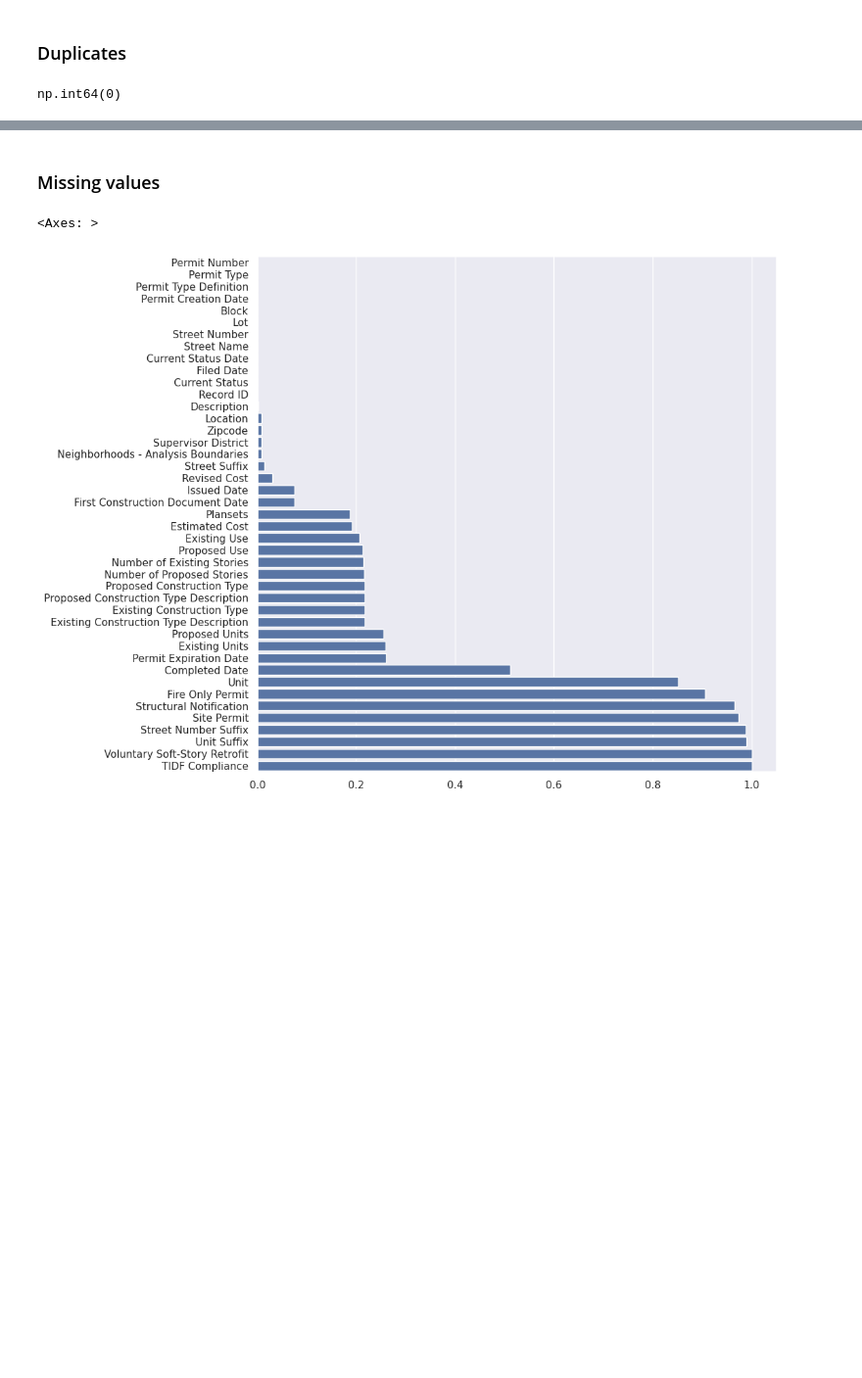
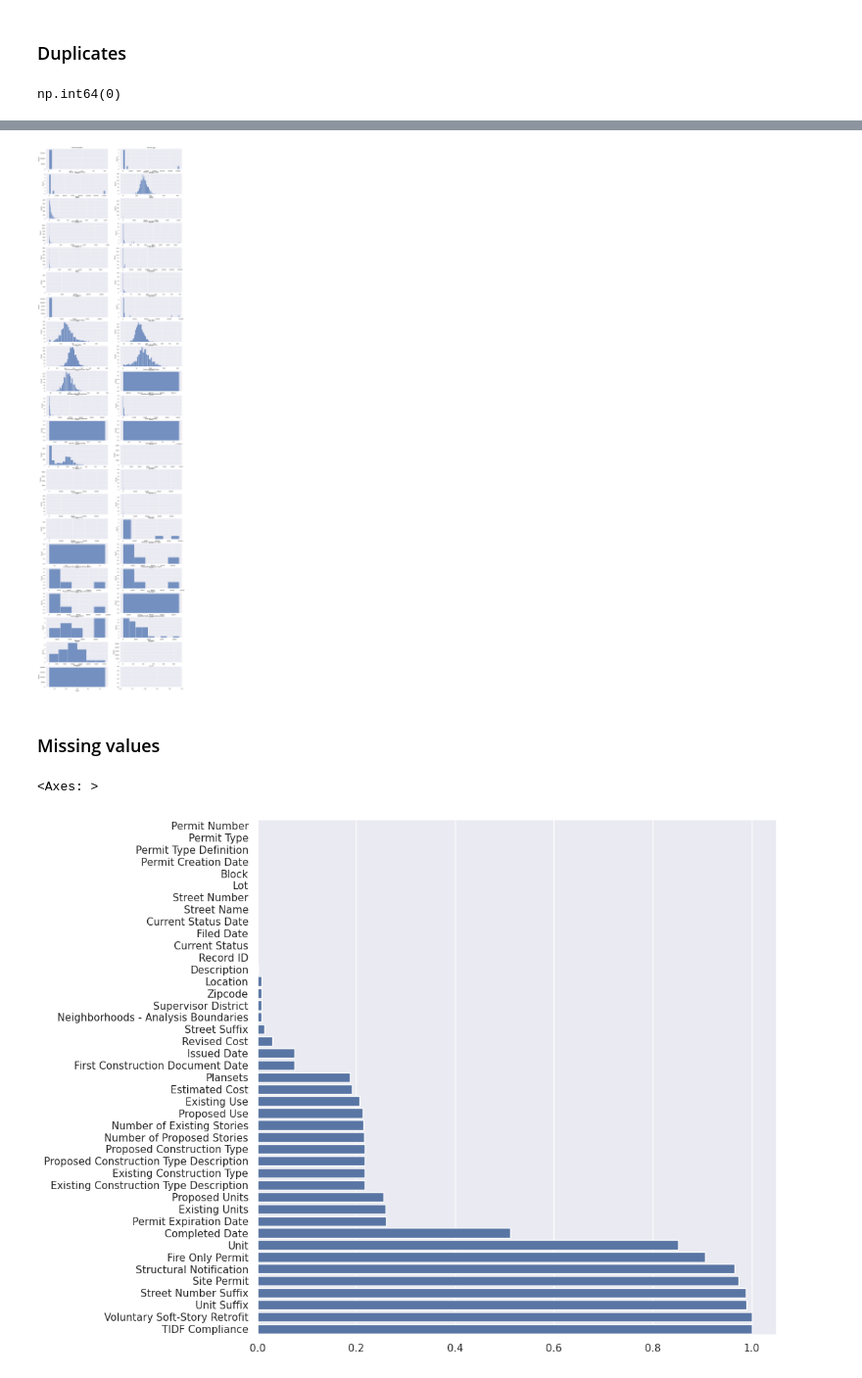
Before and after one commit to tomaz-suller/diq, a Jupyter notebook: notebooks/0-tomaz-suller-exploration.ipynb, the cells around one changed output, grey strips where cells are left out. Shown at 98% size. Saved outputs shown, nothing was run; the diff lists cells and outputs as text; code cells hidden in the pictures; blank space fills up the shorter version.

```diff
--- a/notebooks/0-tomaz-suller-exploration.ipynb
+++ b/notebooks/0-tomaz-suller-exploration.ipynb
@@ -220,3 +224,21 @@ for ax, column in tqdm(zip(axes, df), total=df.shape[1]):
+# %%
+fig, axes = plt.subplots(
+    ncols=2,
+    nrows=len(df.columns)//2 + 1,
+    figsize=(20, 80),
+    sharex=False,
+    sharey=False,
+)
+axes = axes.ravel()
+for ax, column in tqdm(zip(axes, df), total=df.shape[1]):
+    counts = df[column].value_counts()
+    sns.histplot(
+        counts,
+        ax=ax,
+    )
+    ax.set_title(column)
+# %% [output]
+[figure, added]
 # %% [markdown]
 ### Missing values
 # %%
```
Also changed, not shown: parts of 8 cells of this notebook.
